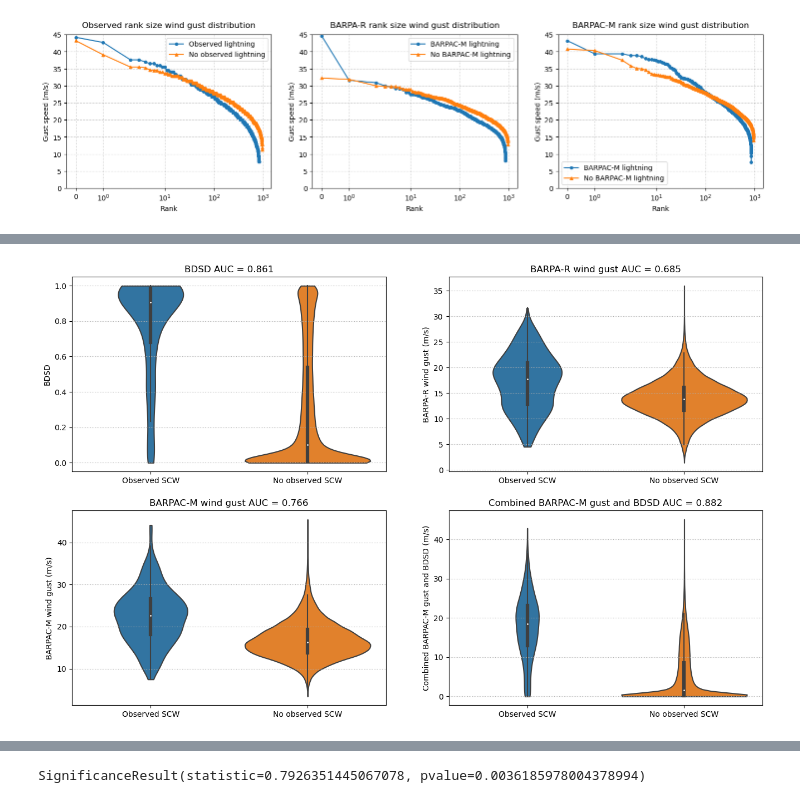
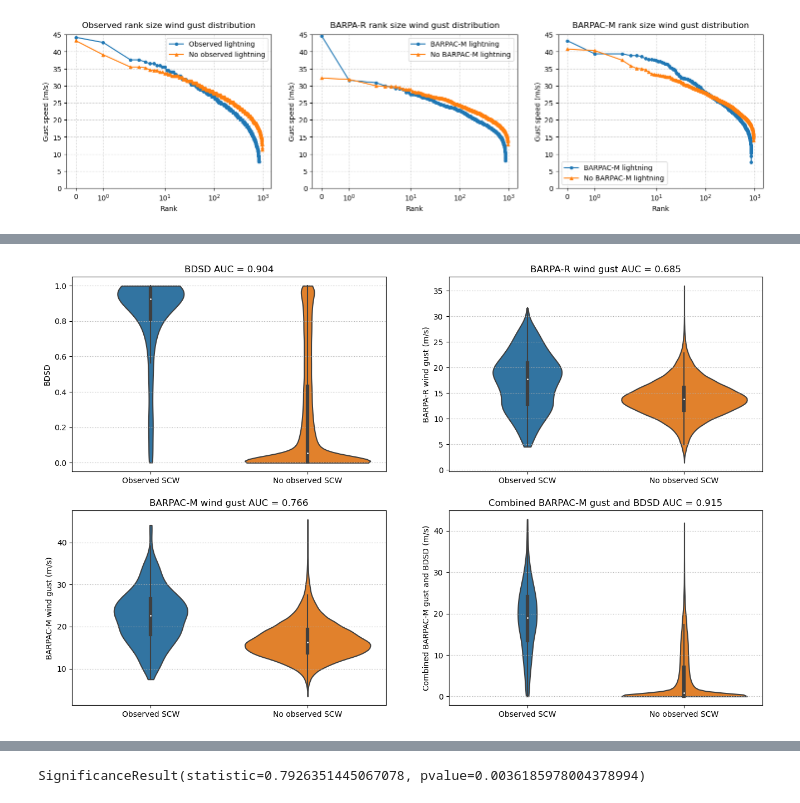
Before and after one commit to andrewbrown31/BARPA, a Jupyter notebook: wind_gust_analysis/analysis_10min_gusts.ipynb, the cells around one changed output, grey strips where cells are left out. Cells and saved outputs as stored; diff of their text form; code cells hidden in the pictures.

```diff
--- a/wind_gust_analysis/analysis_10min_gusts.ipynb
+++ b/wind_gust_analysis/analysis_10min_gusts.ipynb
@@ -10,11 +13,19 @@ import datetime as dt
 #Read daily maximum wind gusts at each station, created by resample_daily_max.py
 
 dmax_2p2km_point = pd.read_csv("/g/data/eg3/ab4502/ExtremeWind/points/barpac_m_aws_dmax_2p2km.csv")
+dmax_2p2km_interp = pd.read_csv("/g/data/eg3/ab4502/ExtremeWind/points/barpac_m_aws_dmax_2p2km_barpa_r_interp.csv")
 dmax_12km_point = pd.read_csv("/g/data/eg3/ab4502/ExtremeWind/points/barpac_m_aws_dmax_12km.csv")
 dmax_obs = pd.read_csv("/g/data/eg3/ab4502/ExtremeWind/points/barpac_m_aws_dmax_obs.csv")
 dmax_bdsd = pd.read_csv("/g/data/eg3/ab4502/ExtremeWind/points/barpac_m_aws_dmax_bdsd.csv")
+dmax_erai = pd.read_csv("/g/data/eg3/ab4502/ExtremeWind/points/barpac_m_aws_dmax_erai.csv")
+
+#Calculate another ratio, the gust to deep-layer mean
+dmax_2p2km_point["dlm_ratio"] = dmax_2p2km_point["wg10_2p2km_point"] / dmax_2p2km_point["Umean06"]
+dmax_12km_point["dlm_ratio"] = dmax_12km_point["wg10_12km_point"] / dmax_12km_point["Umean06"]
+dmax_obs["dlm_ratio"] = dmax_obs["gust"] / dmax_obs["Umean06_era5"]
 
 dmax_2p2km_point = dmax_2p2km_point.set_index(pd.to_datetime(dmax_2p2km_point.time))
+dmax_2p2km_interp = dmax_2p2km_interp.set_index(pd.to_datetime(dmax_2p2km_interp.time))
 dmax_12km_point = dmax_12km_point.set_index(pd.to_datetime(dmax_12km_point.time))
 dmax_obs = dmax_obs.set_index(pd.to_datetime(dmax_obs.time))
 dmax_bdsd = dmax_bdsd.set_index(pd.to_datetime(dmax_bdsd.time))
@@ -273,10 +549,10 @@ plt.gca().grid(axis="y",ls=":")
 plt.figure(figsize=[16,10])
 plt.subplot(2,2,1)
 sns.violinplot(
-    [dmax_obs.query("(Lightning_observed_daily>=1) & (gust>=25)").bdsd,
-    dmax_obs.query("(gust<25) | ((Lightning_observed_daily==0) & (gust>=25))").bdsd],cut=0)
+    [dmax_obs.query("(Lightning_observed_daily>=1) & (gust>=25)").bdsd_era5,
+    dmax_obs.query("(gust<25) | ((Lightning_observed_daily==0) & (gust>=25))").bdsd_era5],cut=0)
 plt.title("BDSD AUC = "+str(np.round(roc_auc_score(((dmax_obs["gust"] < 100) & (dmax_obs["Lightning_observed_daily"]>=1) & (dmax_obs["gust"] >= 25)).values * 1,
-              dmax_obs["bdsd"]),3)))
+              dmax_obs["bdsd_era5"]),3)))
 plt.ylabel("BDSD")
 plt.xticks([0,1],["Observed SCW","No observed SCW"])
 plt.gca().grid(axis="y",ls=":")
@@ -284,32 +560,32 @@ plt.gca().grid(axis="y",ls=":")
 plt.subplot(2,2,2)
 sns.violinplot(
     [dmax_obs.query("(Lightning_observed_daily>=1) & (gust>=25)").wg10_12km_rad,
     dmax_obs.query("(gust<25) | ((Lightning_observed_daily==0) & (gust>=25))").wg10_12km_rad],cut=0)
 plt.title("BARPA-R wind gust AUC = "+str(np.round(roc_auc_score(((dmax_obs["gust"] < 100) & (dmax_obs["Lightning_observed_daily"]>=1) & (dmax_obs["gust"] >= 25)).values * 1,
               dmax_obs["wg10_12km_rad"]),3)))
 plt.ylabel("BARPA-R wind gust (m/s)")
 plt.xticks([0,1],["Observed SCW","No observed SCW"])
 plt.gca().grid(axis="y",ls=":")
 
 plt.subplot(2,2,3)
 sns.violinplot(
     [dmax_obs.query("(Lightning_observed_daily>=1) & (gust>=25)").wg10_2p2km_rad,
     dmax_obs.query("(gust<25) | ((Lightning_observed_daily==0) & (gust>=25))").wg10_2p2km_rad],cut=0)
 plt.title("BARPAC-M wind gust AUC = "+str(np.round(roc_auc_score(((dmax_obs["gust"] < 100) & (dmax_obs["Lightning_observed_daily"]>=1) & (dmax_obs["gust"] >= 25)).values * 1,
               dmax_obs["wg10_2p2km_rad"]),3)))
 plt.ylabel("BARPAC-M wind gust (m/s)")
 plt.xticks([0,1],["Observed SCW","No observed SCW"])
 plt.gca().grid(axis="y",ls=":")
 
 plt.subplot(2,2,4)
-dmax_obs["combo"] = dmax_obs["bdsd"] * dmax_obs["wg10_2p2km_rad"]
+dmax_obs["combo"] = dmax_obs["bdsd_era5"] * dmax_obs["wg10_2p2km_rad"]
 sns.violinplot(
     [dmax_obs.query("(Lightning_observed_daily>=1) & (gust>=25)").combo,
     dmax_obs.query("(gust<25) | ((Lightning_observed_daily==0) & (gust>=25))").combo],cut=0)
 plt.title("Combined BARPAC-M gust and BDSD AUC = "+str(np.round(roc_auc_score(((dmax_obs["gust"] < 100) & (dmax_obs["Lightning_observed_daily"]>=1) & (dmax_obs["gust"] >= 25)).values * 1,
               dmax_obs["combo"]),3)))
 plt.ylabel("Combined BARPAC-M gust and BDSD (m/s)")
 plt.xticks([0,1],["Observed SCW","No observed SCW"]);
 plt.gca().grid(axis="y",ls=":");
 # %% [output]
-[figure, old version]
+[figure, new version]
```
Also changed, not shown: parts of 23 cells of this notebook, 22 other files.
